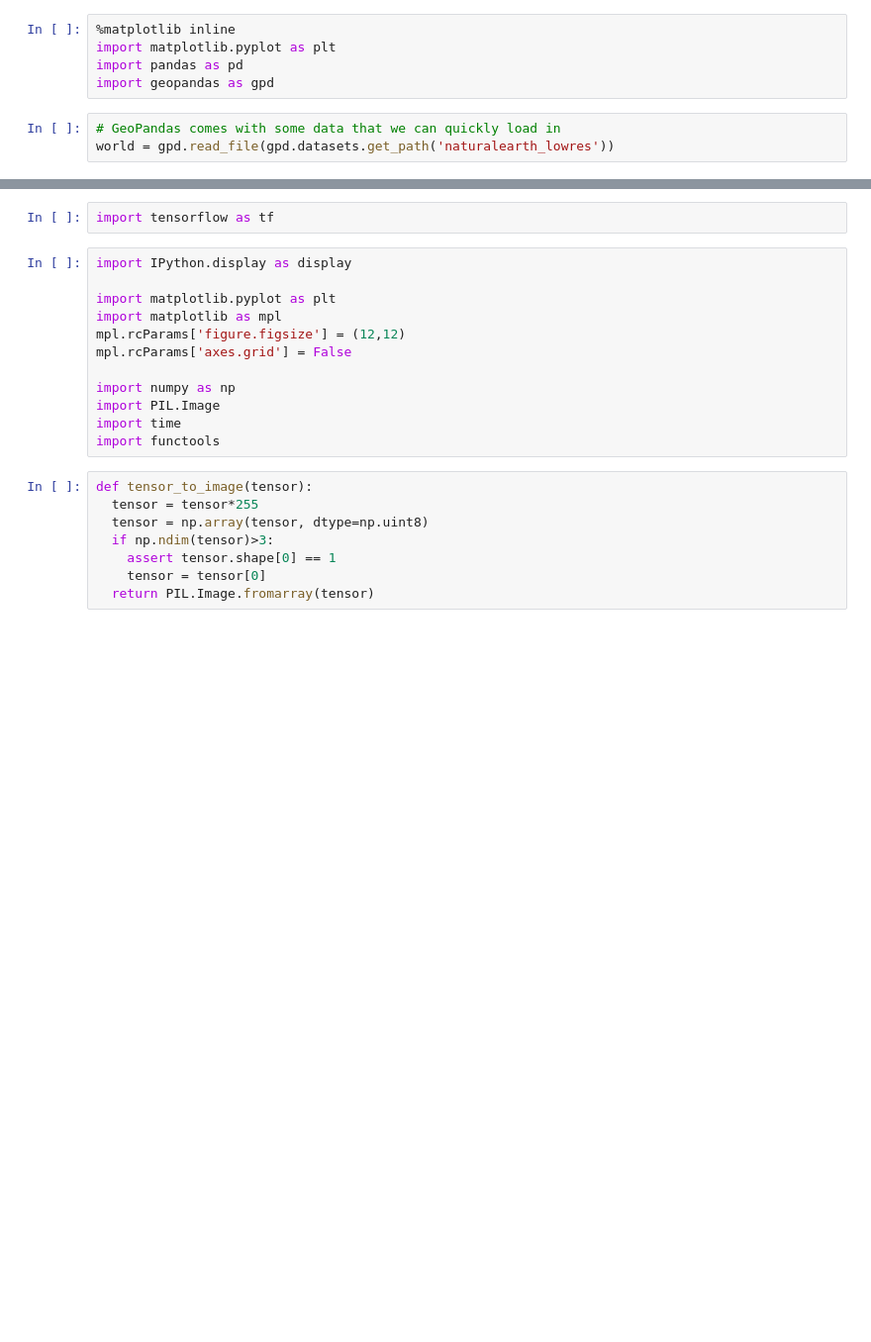
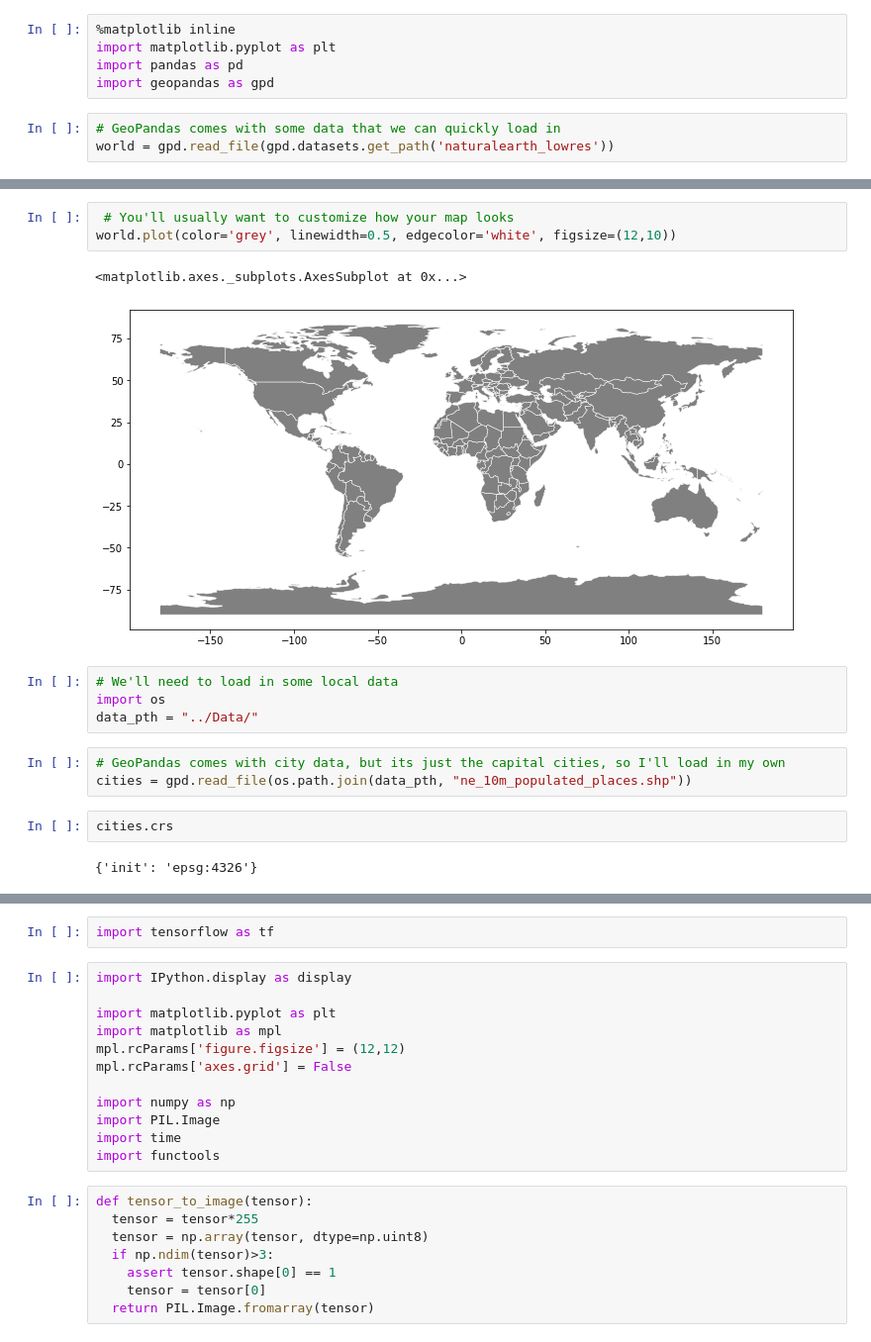
Before and after one commit to christyheaton/MapsAndMLTutorial_PyCon2020, a Jupyter notebook: notebooks/TensorFlowStyleTransfer.ipynb, the cells around one changed output, grey strips where cells are left out. Shown at 99% size. Saved outputs shown, nothing was run; the diff lists cells and outputs as text; blank space fills up the shorter version.

```diff
--- a/notebooks/TensorFlowStyleTransfer.ipynb
+++ b/notebooks/TensorFlowStyleTransfer.ipynb
@@ -8,0 +22,17 @@ world = gpd.read_file(gpd.datasets.get_path('naturalearth_lowres'))
+# %%
+ # You'll usually want to customize how your map looks
+world.plot(color='grey', linewidth=0.5, edgecolor='white', figsize=(12,10))
+# %% [output]
+<matplotlib.axes._subplots.AxesSubplot at 0x...>
+[figure, added]
+# %%
+# We'll need to load in some local data
+import os
+data_pth = "../Data/"
+# %%
+# GeoPandas comes with city data, but its just the capital cities, so I'll load in my own
+cities = gpd.read_file(os.path.join(data_pth, "ne_10m_populated_places.shp"))
+# %%
+cities.crs
+# %% [output]
+{'init': 'epsg:4326'}
```
Also changed, not shown: parts of 17 cells of this notebook, 20 other files.
